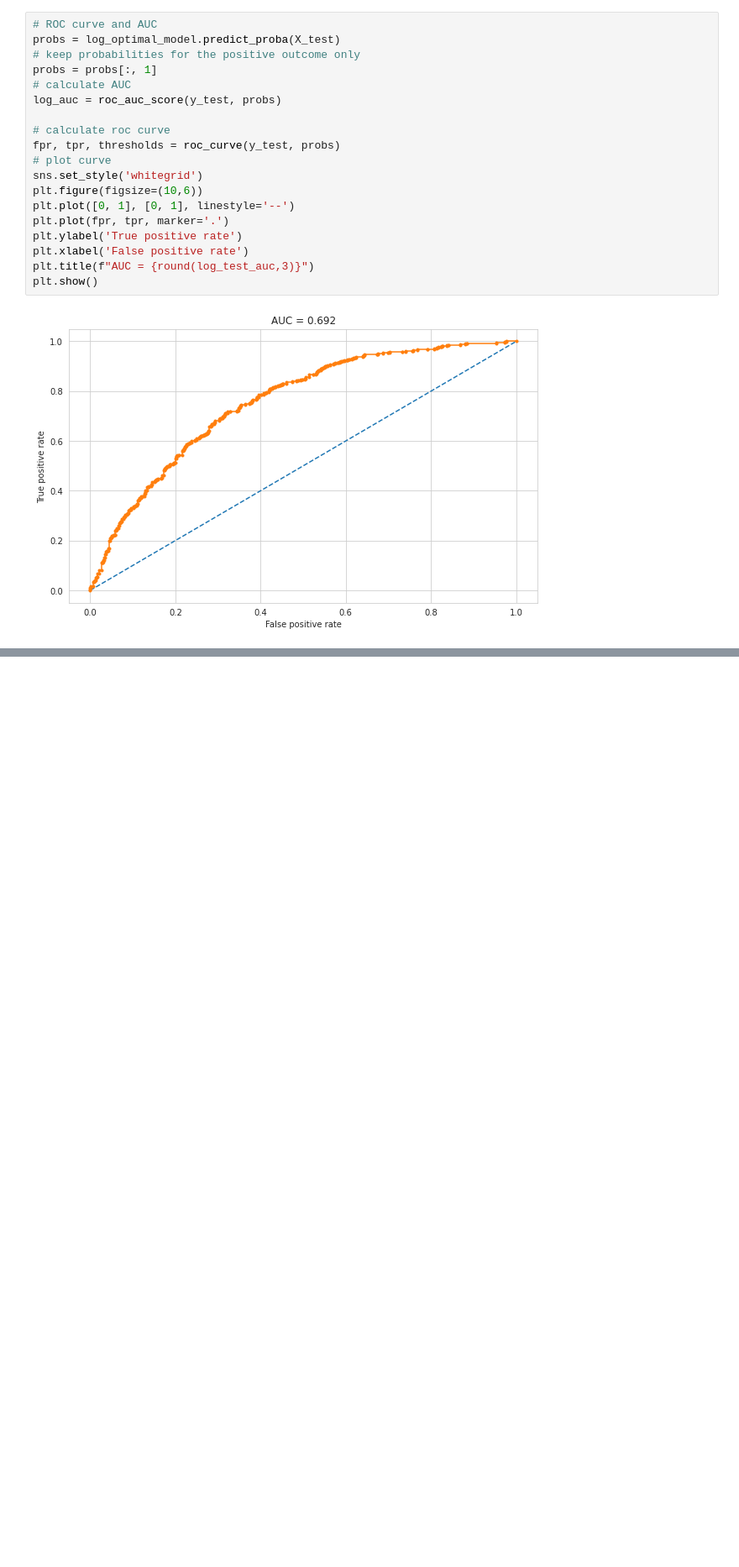
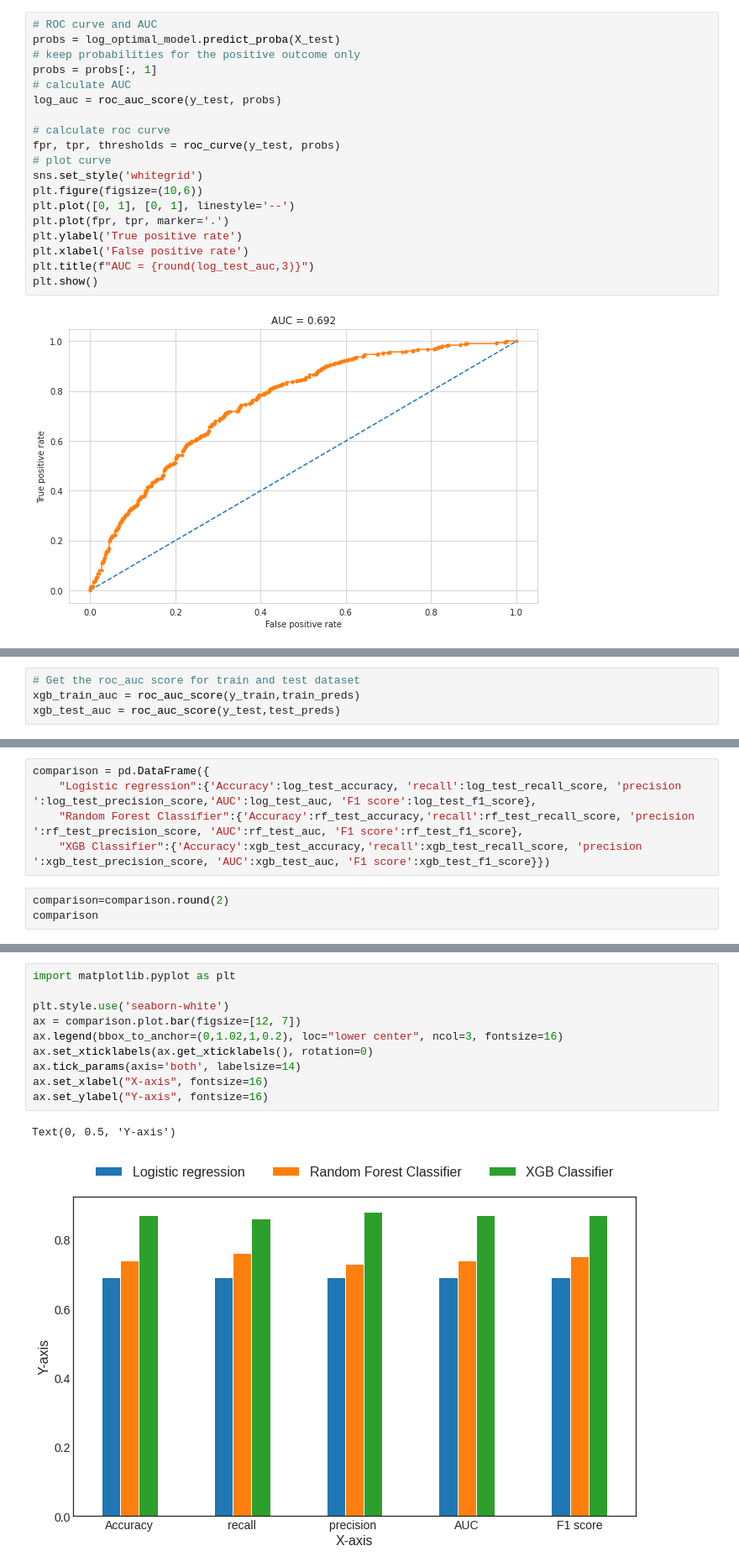
Before and after one commit to junaiskv94/Cardiovascular-Risk-Prediction, a Jupyter notebook: cardiovascular_risk.ipynb, the cells around one changed output, grey strips where cells are left out. Shown at 84% size. Drawn from its saved outputs; the diff is of its cells as text; blank space fills up the shorter version.

```diff
--- a/cardiovascular_risk.ipynb
+++ b/cardiovascular_risk.ipynb
@@ -868,0 +983,4 @@ plt.show()
+# %%
+# Get the roc_auc score for train and test dataset
+xgb_train_auc = roc_auc_score(y_train,train_preds)
+xgb_test_auc = roc_auc_score(y_test,test_preds)
@@ -868,0 +1029,8 @@ plt.show()
+# %%
+comparison = pd.DataFrame({
+    "Logistic regression":{'Accuracy':log_test_accuracy, 'recall':log_test_recall_score, 'precision ':log_test_precision_score,'AUC':log_test_auc, 'F1 score':log_test_f1_score},
+    "Random Forest Classifier":{'Accuracy':rf_test_accuracy,'recall':rf_test_recall_score, 'precision ':rf_test_precision_score, 'AUC':rf_test_auc, 'F1 score':rf_test_f1_score},
+    "XGB Classifier":{'Accuracy':xgb_test_accuracy,'recall':xgb_test_recall_score, 'precision ':xgb_test_precision_score, 'AUC':xgb_test_auc, 'F1 score':xgb_test_f1_score}})
+# %%
+comparison=comparison.round(2)
+comparison
@@ -868,0 +1044,13 @@ plt.show()
+# %%
+import matplotlib.pyplot as plt
+
+plt.style.use('seaborn-white')
+ax = comparison.plot.bar(figsize=[12, 7])
+ax.legend(bbox_to_anchor=(0,1.02,1,0.2), loc="lower center", ncol=3, fontsize=16)
+ax.set_xticklabels(ax.get_xticklabels(), rotation=0)
+ax.tick_params(axis='both', labelsize=14)
+ax.set_xlabel("X-axis", fontsize=16)
+ax.set_ylabel("Y-axis", fontsize=16)
+# %% [output]
+Text(0, 0.5, 'Y-axis')
+[figure, added]
```
Also changed, not shown: parts of 20 cells of this notebook.
